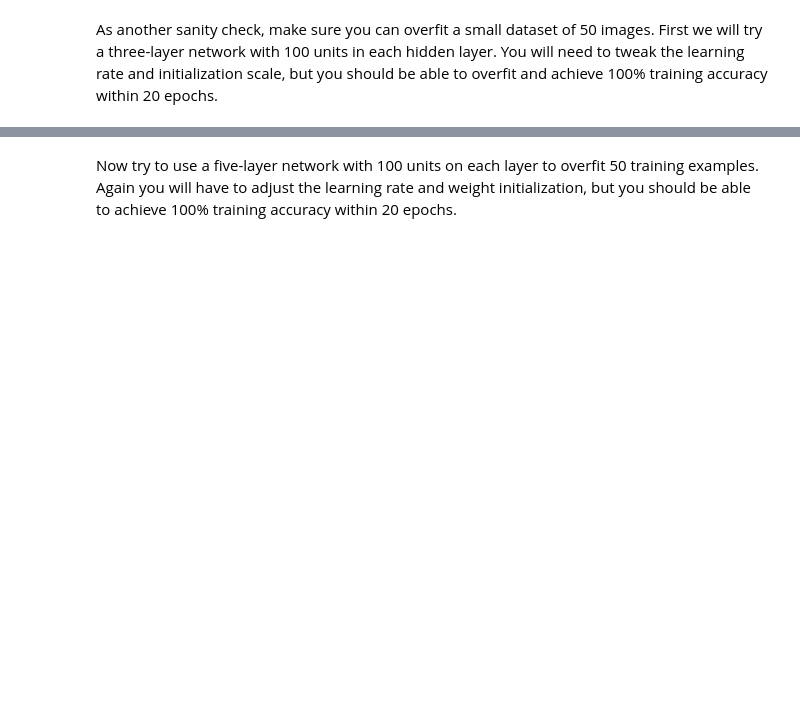
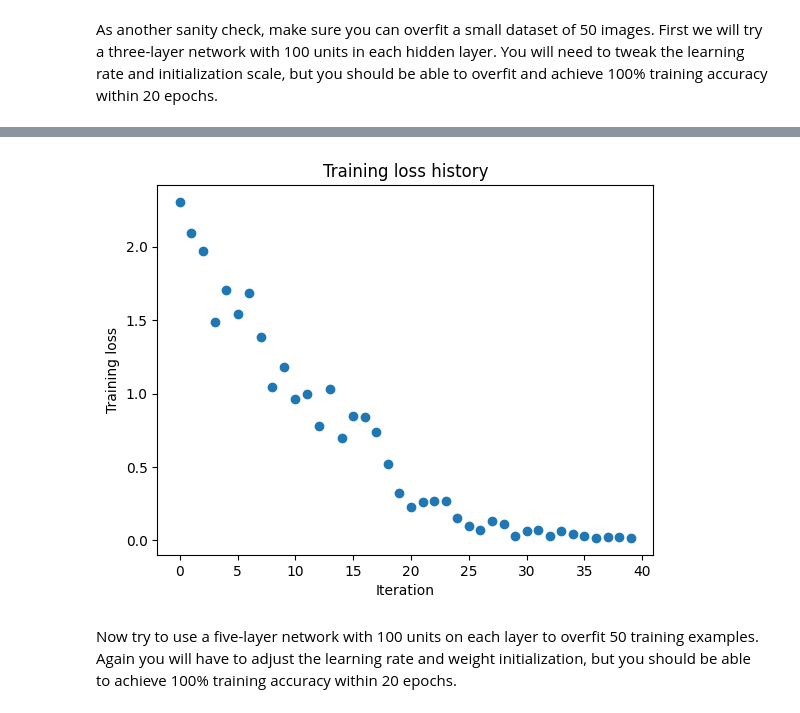
Before and after one commit to leomcgrath/CS282A-Deep-Neural-Networks, a Jupyter notebook: hw00/code/deeplearning/networks.ipynb, the cells around one changed output, grey strips where cells are left out. Drawn from its saved outputs; the diff is of its cells as text; code cells hidden in the pictures; blank space fills up the shorter version.

```diff
--- a/hw00/code/deeplearning/networks.ipynb
+++ b/hw00/code/deeplearning/networks.ipynb
@@ -492,6 +576,10 @@ small_data = {
 
 ############################################################################
 ############################################################################
+
+weight_scale = 1e-2
+learning_rate = 1e-2
+
 ############################################################################
 #                             END OF YOUR CODE                             #
 ############################################################################
@@ -512,3 +600,4 @@ plt.title('Training loss history')
 plt.xlabel('Iteration')
 plt.ylabel('Training loss')
 plt.show()
+# %% [output]
@@ -515,3 +621,4 @@ plt.show()
+[figure, added]
 # %% [markdown]
 Now try to use a five-layer network with 100 units on each layer to overfit 50 training examples. Again you will have to adjust the learning rate and weight initialization, but you should be able to achieve 100% training accuracy within 20 epochs.
 # %%
```
Also changed, not shown: parts of 9 cells of this notebook.
